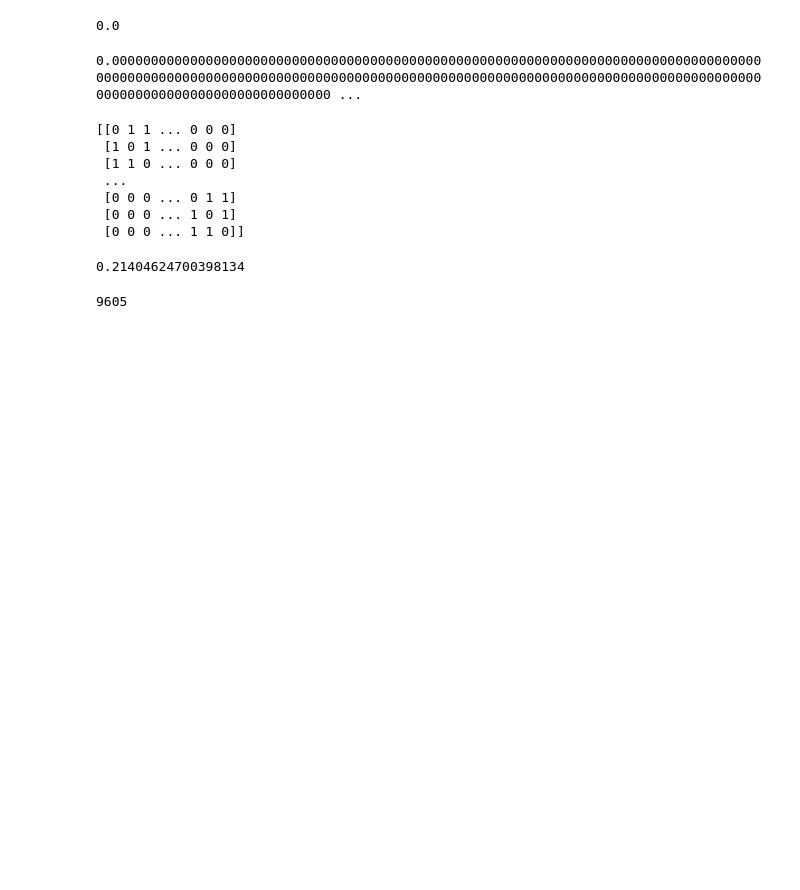
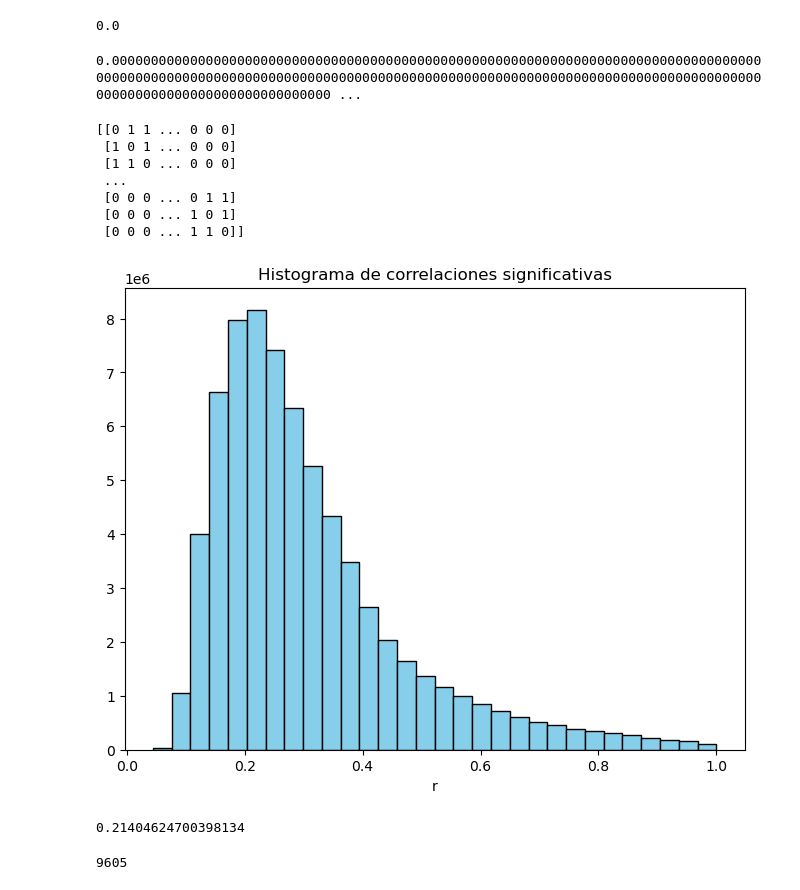
Before and after one commit to ipelayo1/TFG_Ivan, a Jupyter notebook: extract_data.ipynb, the cells around one changed output. Cells and saved outputs as stored; diff of their text form; code cells hidden in the pictures; blank space fills up the shorter version.

```diff
--- a/extract_data.ipynb
+++ b/extract_data.ipynb
@@ -990,6 +983,23 @@ print(adj_matrix)
  [0 0 0 ... 0 1 1]
  [0 0 0 ... 1 0 1]
  [0 0 0 ... 1 1 0]]
+# %%
+#histograma de las correlaciones significativas
+
+correlaciones = corr[adj_matrix == 1]
+
+# Crear el histograma
+plt.figure(figsize=(8, 6))
+plt.hist(correlaciones, bins=30, color='skyblue', edgecolor='black')
+
+# Añadir etiquetas y título
+plt.title('Histograma de correlaciones significativas')
+plt.xlabel('r')
+
+# Mostrar el gráfico
+plt.show()
+# %% [output]
+[figure, added]
 # %%
 density = 0
 
```
Also changed, not shown: parts of 8 cells of this notebook, 11 other files.
